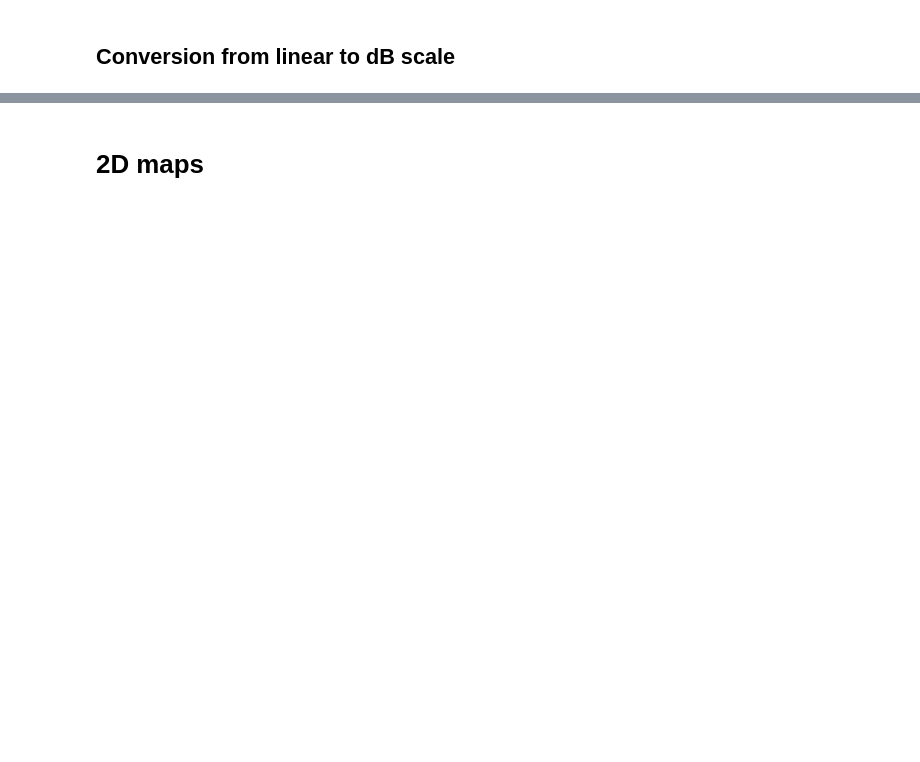
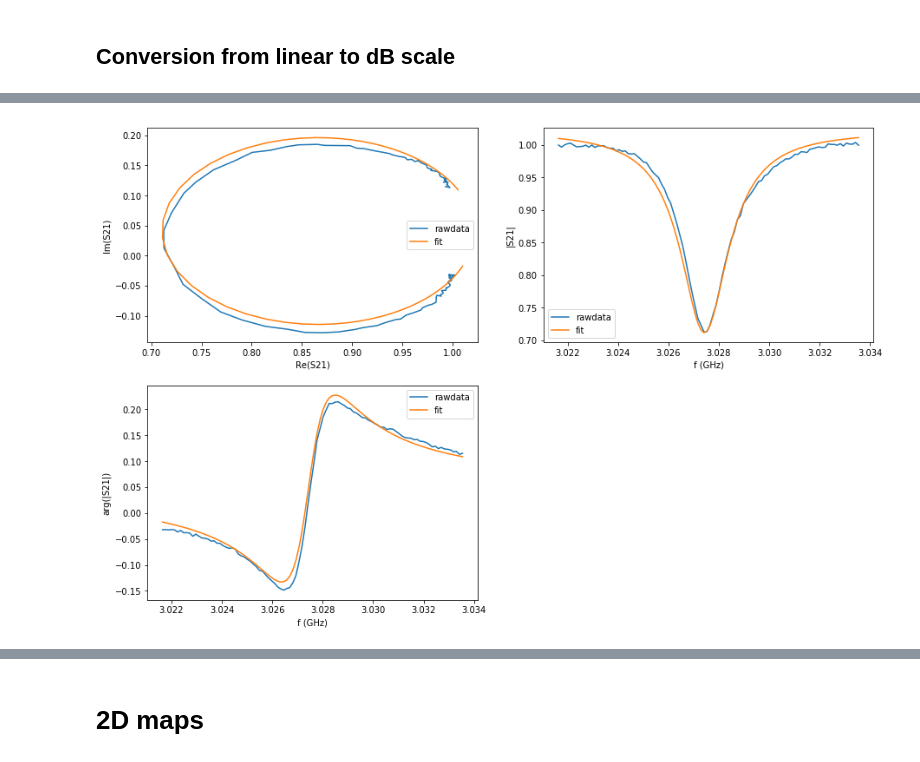
Before and after one commit to simonzihlmann/Qcodes, a Jupyter notebook: docs/tutorial/QCoDeS Tutorial-VNA.ipynb, the cells around one changed output, grey strips where cells are left out. Cells and saved outputs as stored; diff of their text form; code cells hidden in the pictures; blank space fills up the shorter version.

```diff
--- a/docs/tutorial/QCoDeS Tutorial-VNA.ipynb
+++ b/docs/tutorial/QCoDeS Tutorial-VNA.ipynb
@@ -134,0 +128,10 @@ _ = loop.with_bg_task(plot_1d.update).run()  # run the loop
+# %%
+indices = range(180,280)
+
+
+port2 = circuit.reflection_port(f_data=freq[indices],z_data_raw=(complex_S/(fitted_baseline))[indices])
+
+port2.autofit()
+port2.plotall()
+# %% [output]
+[figure, added]
```
Also changed, not shown: parts of 38 cells of this notebook.
